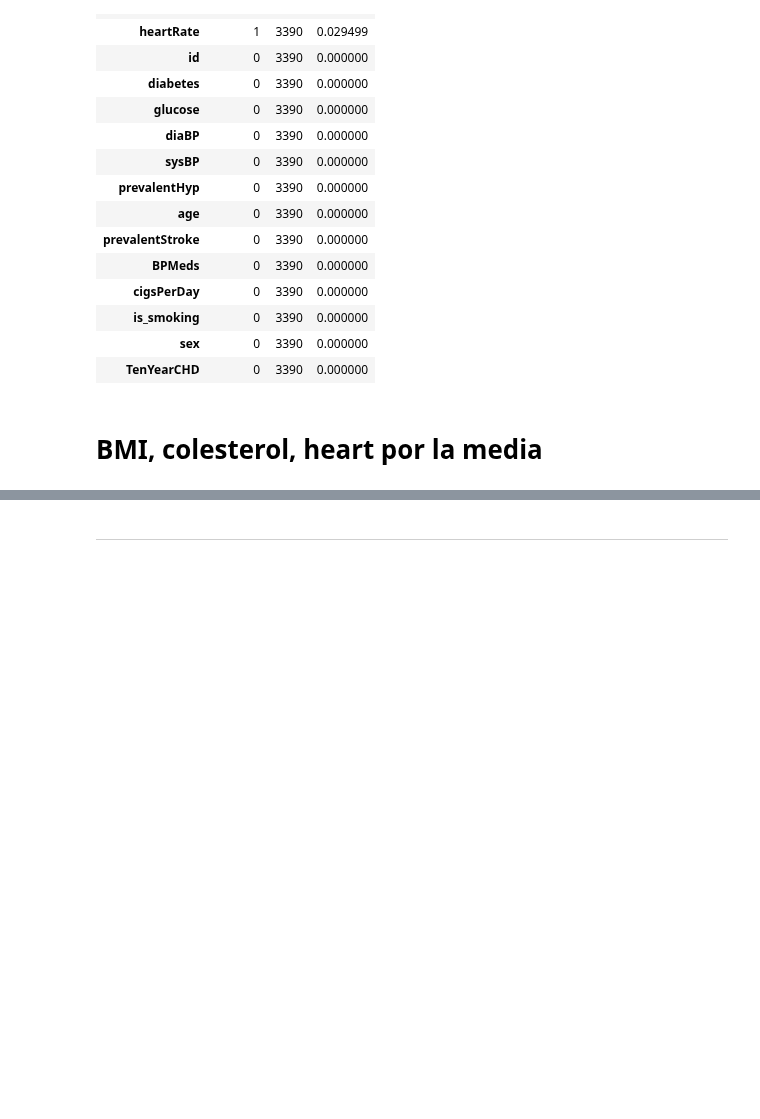
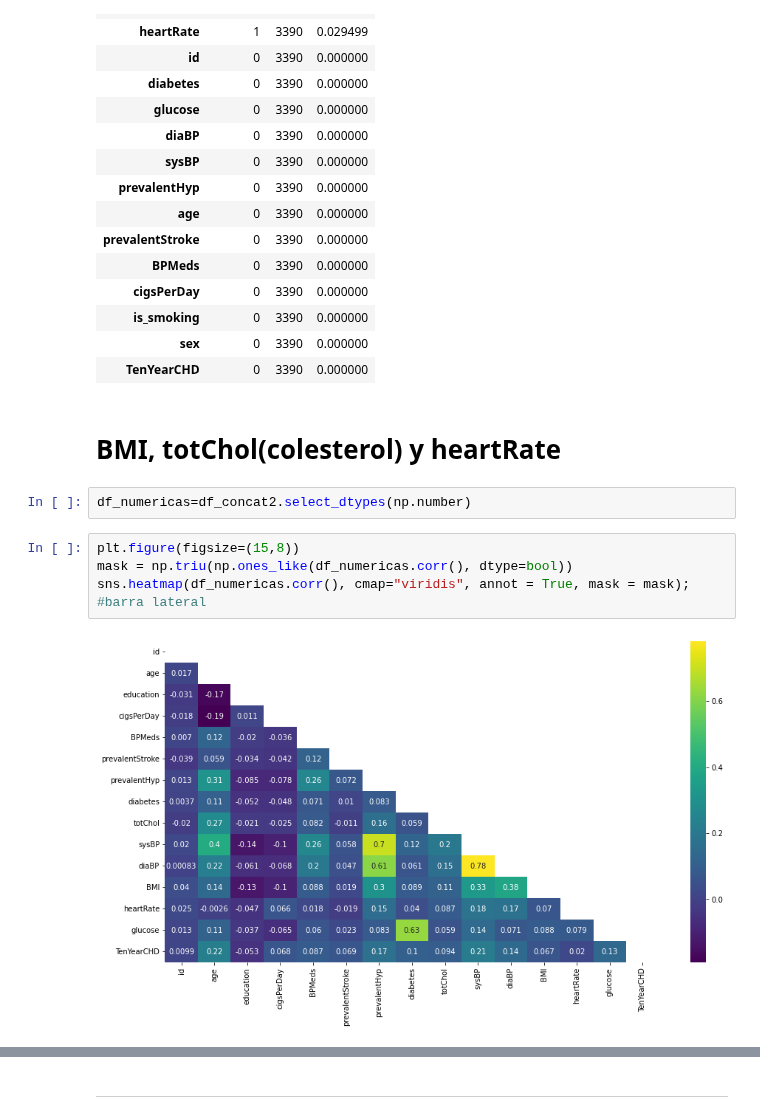
Before and after one commit to Adalab/DA-modulo-3-sprint-1-ana-anak, a Jupyter notebook: regresion-logistica/01-RLOG_Intro.ipynb, the cells around one changed output, grey strips where cells are left out. Cells and saved outputs as stored; diff of their text form; blank space fills up the shorter version.

```diff
--- a/regresion-logistica/01-RLOG_Intro.ipynb
+++ b/regresion-logistica/01-RLOG_Intro.ipynb
@@ -514,4 +513,12 @@ df_concat2.stb.missing()
 | sex | 0 | 3390 | 0.000000 |
 | TenYearCHD | 0 | 3390 | 0.000000 |
 # %% [markdown]
-# BMI, colesterol, heart por la media
+# BMI, totChol(colesterol) y heartRate
+# %%
+df_numericas=df_concat2.select_dtypes(np.number)
+# %%
+plt.figure(figsize=(15,8))
+mask = np.triu(np.ones_like(df_numericas.corr(), dtype=bool))
+sns.heatmap(df_numericas.corr(), cmap="viridis", annot = True, mask = mask); #barra lateral
+# %% [output]
+[figure, added]
```
Also changed, not shown: parts of 65 cells of this notebook, 3 other files.
